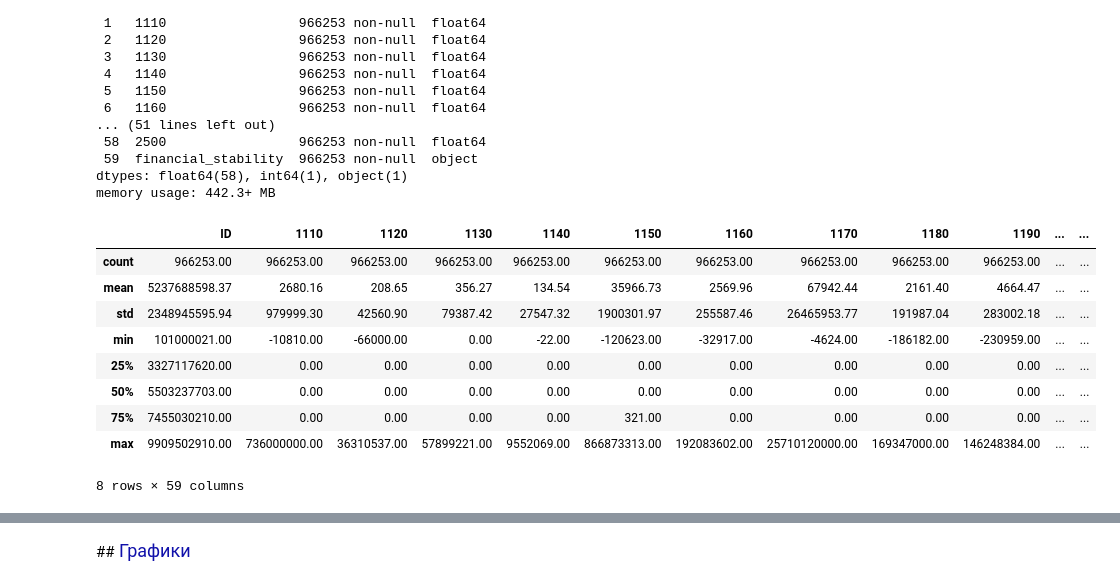
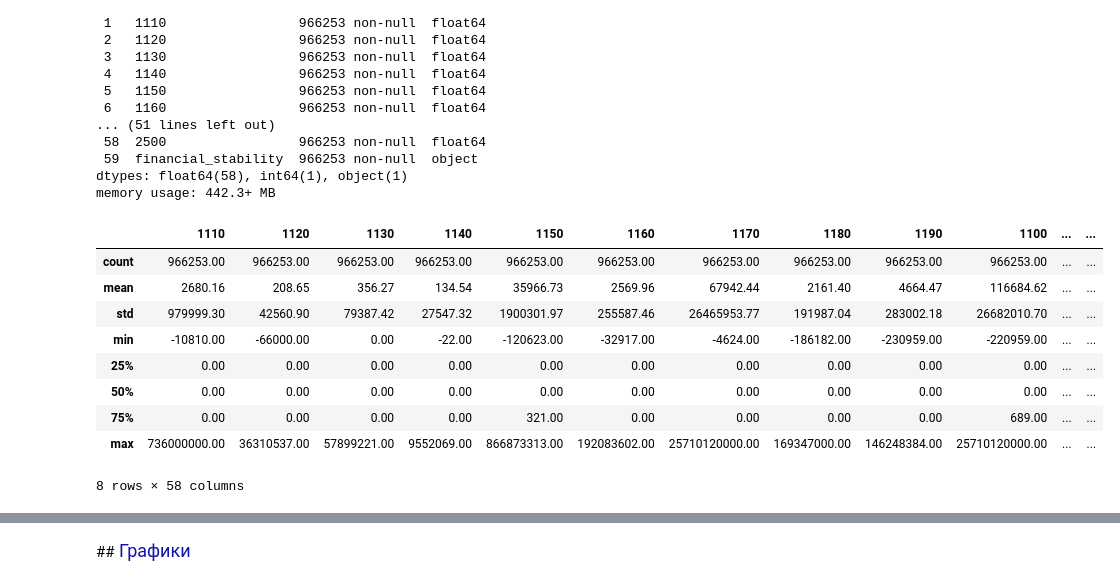
Before and after one commit to AnnaMatochkina/final-certification, a Jupyter notebook: итоговая_аттестация_файл_2.ipynb, the cells around one changed output, grey strips where cells are left out. Saved outputs shown, nothing was run; the diff lists cells and outputs as text; code cells hidden in the pictures.

```diff
--- a/итоговая_аттестация_файл_2.ipynb
+++ b/итоговая_аттестация_файл_2.ipynb
@@ -99,15 +112,15 @@ memory usage: 442.3+ MB
 # %%
 pd.set_option('display.float_format', '{:.2f}'.format)
 # %%
-df.describe()
+df.describe(include='float')
 # %% [output]
-|  | ID | 1110 | 1120 | 1130 | 1140 | 1150 | 1160 | 1170 | 1180 | 1190 | ... | ... |
+|  | 1110 | 1120 | 1130 | 1140 | 1150 | 1160 | 1170 | 1180 | 1190 | 1100 | ... | ... |
 | count | 966253.00 | 966253.00 | 966253.00 | 966253.00 | 966253.00 | 966253.00 | 966253.00 | 966253.00 | 966253.00 | 966253.00 | ... | ... |
-| mean | 5237688598.37 | 2680.16 | 208.65 | 356.27 | 134.54 | 35966.73 | 2569.96 | 67942.44 | 2161.40 | 4664.47 | ... | ... |
-| std | 2348945595.94 | 979999.30 | 42560.90 | 79387.42 | 27547.32 | 1900301.97 | 255587.46 | 26465953.77 | 191987.04 | 283002.18 | ... | ... |
-| min | 101000021.00 | -10810.00 | -66000.00 | 0.00 | -22.00 | -120623.00 | -32917.00 | -4624.00 | -186182.00 | -230959.00 | ... | ... |
-| 25% | 3327117620.00 | 0.00 | 0.00 | 0.00 | 0.00 | 0.00 | 0.00 | 0.00 | 0.00 | 0.00 | ... | ... |
-| 50% | 5503237703.00 | 0.00 | 0.00 | 0.00 | 0.00 | 0.00 | 0.00 | 0.00 | 0.00 | 0.00 | ... | ... |
-| 75% | 7455030210.00 | 0.00 | 0.00 | 0.00 | 0.00 | 321.00 | 0.00 | 0.00 | 0.00 | 0.00 | ... | ... |
-| max | 9909502910.00 | 736000000.00 | 36310537.00 | 57899221.00 | 9552069.00 | 866873313.00 | 192083602.00 | 25710120000.00 | 169347000.00 | 146248384.00 | ... | ... |
+| mean | 2680.16 | 208.65 | 356.27 | 134.54 | 35966.73 | 2569.96 | 67942.44 | 2161.40 | 4664.47 | 116684.62 | ... | ... |
+| std | 979999.30 | 42560.90 | 79387.42 | 27547.32 | 1900301.97 | 255587.46 | 26465953.77 | 191987.04 | 283002.18 | 26682010.70 | ... | ... |
+| min | -10810.00 | -66000.00 | 0.00 | -22.00 | -120623.00 | -32917.00 | -4624.00 | -186182.00 | -230959.00 | -220959.00 | ... | ... |
+| 25% | 0.00 | 0.00 | 0.00 | 0.00 | 0.00 | 0.00 | 0.00 | 0.00 | 0.00 | 0.00 | ... | ... |
+| 50% | 0.00 | 0.00 | 0.00 | 0.00 | 0.00 | 0.00 | 0.00 | 0.00 | 0.00 | 0.00 | ... | ... |
+| 75% | 0.00 | 0.00 | 0.00 | 0.00 | 321.00 | 0.00 | 0.00 | 0.00 | 0.00 | 689.00 | ... | ... |
+| max | 736000000.00 | 36310537.00 | 57899221.00 | 9552069.00 | 866873313.00 | 192083602.00 | 25710120000.00 | 169347000.00 | 146248384.00 | 25710120000.00 | ... | ... |
-8 rows × 59 columns
+8 rows × 58 columns
```
Also changed, not shown: parts of 106 cells of this notebook.
